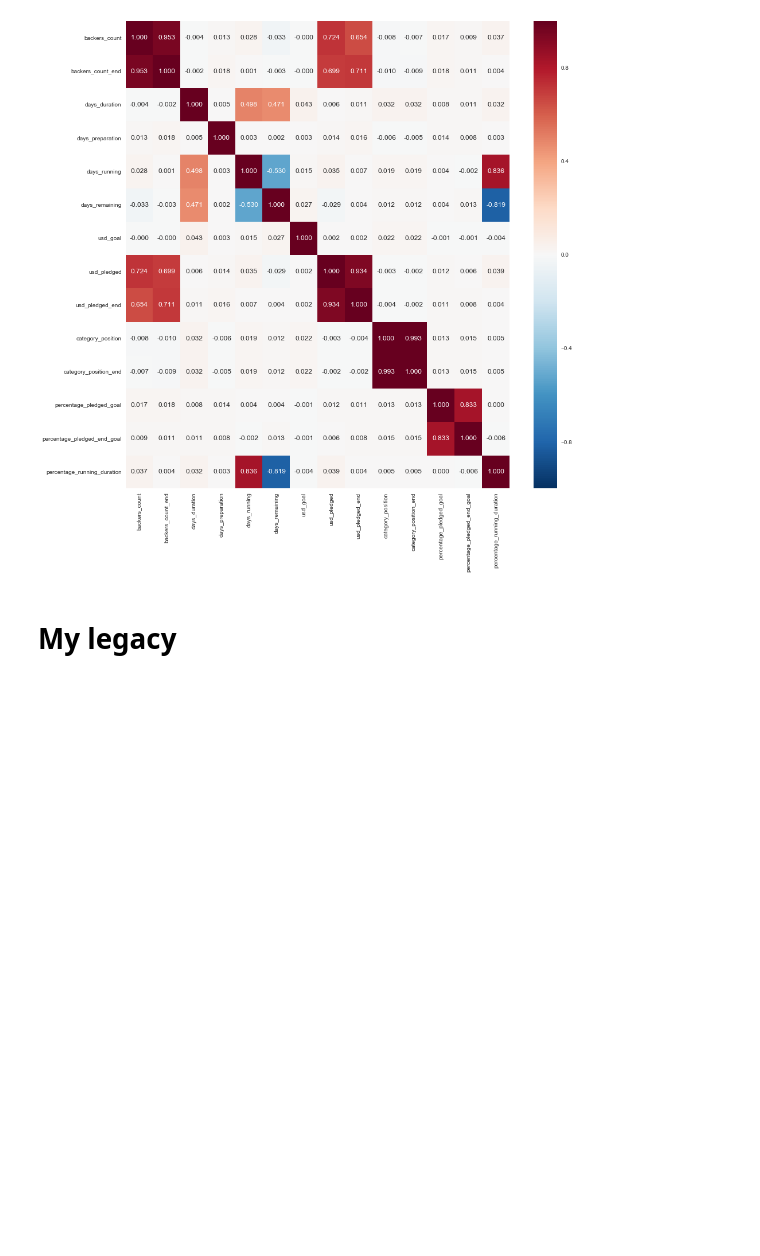
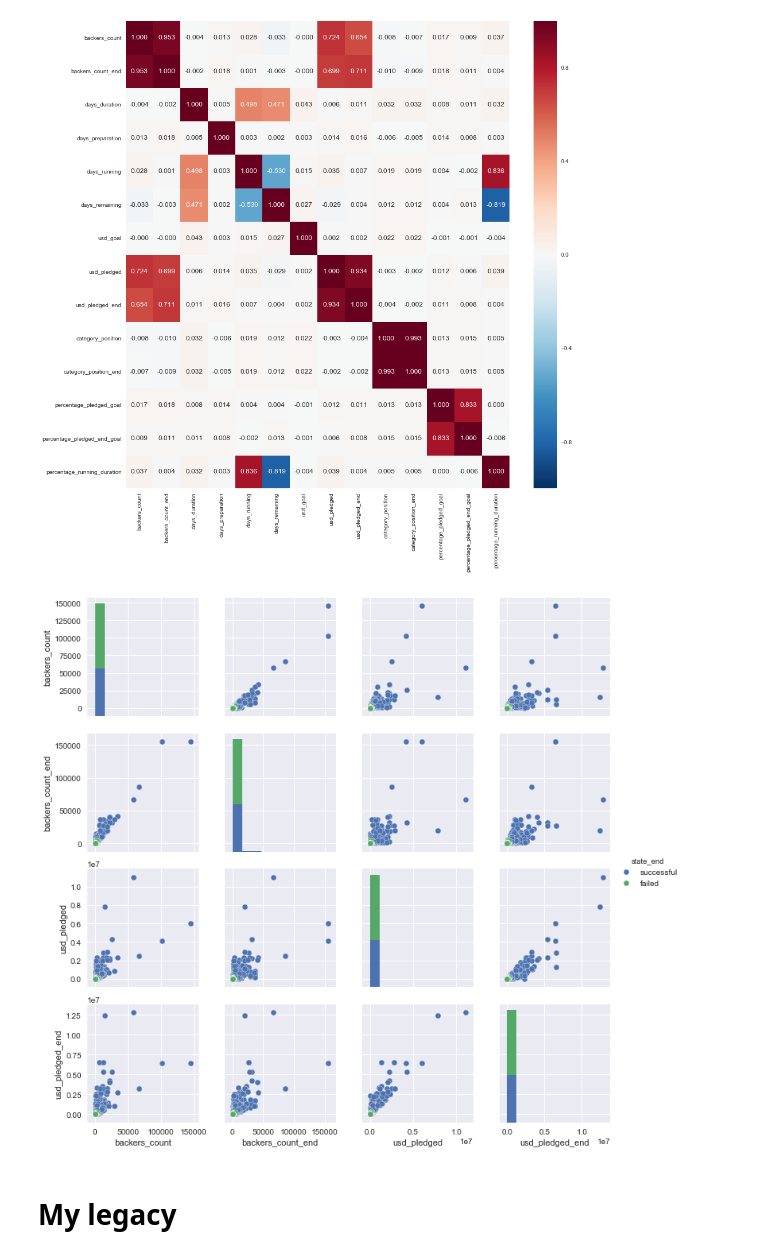
Before and after one commit to blanarik/kickstarter_success_prediction, a Jupyter notebook: 03_Kickstarter_exploratory_data_analysis.ipynb, the cells around one changed output. Saved outputs shown, nothing was run; the diff lists cells and outputs as text; code cells hidden in the pictures; blank space fills up the shorter version.

```diff
--- a/03_Kickstarter_exploratory_data_analysis.ipynb
+++ b/03_Kickstarter_exploratory_data_analysis.ipynb
@@ -633,3 +697,7 @@ sns.heatmap(df_projects[cols].corr(), ax=ax, annot=True, fmt=".3f")
 # %% [output]
 <matplotlib.axes._subplots.AxesSubplot at 0x...>
 [figure]
+# %%
+fig = sns.pairplot(df_projects[['backers_count', 'backers_count_end', 'usd_pledged', 'usd_pledged_end', 'state_end']], hue='state_end')
+# %% [output]
+[figure, added]
```
Also changed, not shown: parts of 58 cells of this notebook, 1 other file.
